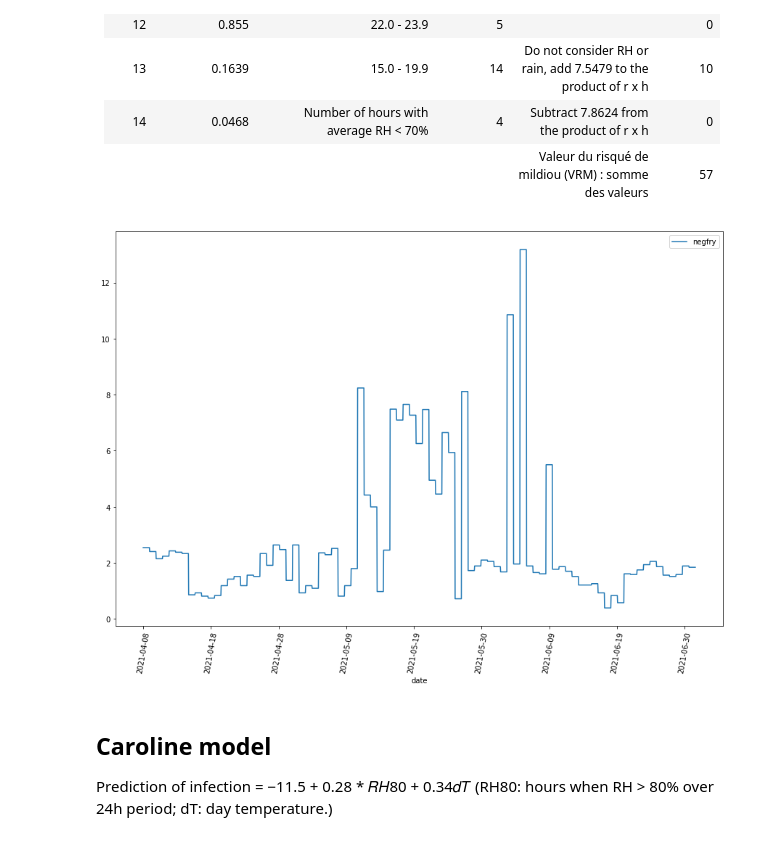
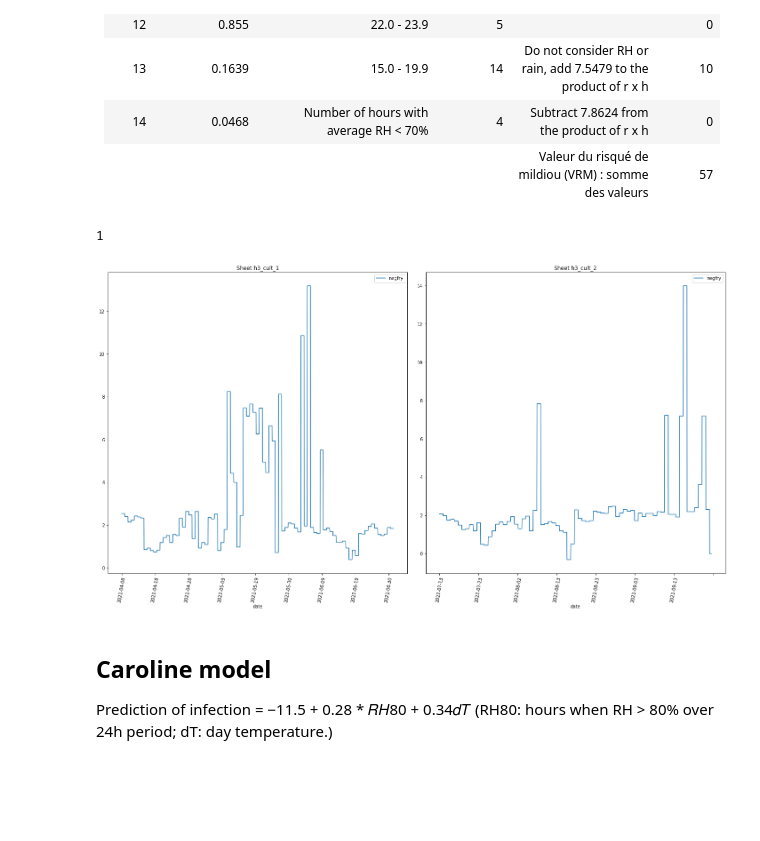
Before and after one commit to 3rtex/disease_models, a Jupyter notebook: cucumber/mildew.ipynb, the cells around one changed output. Drawn from its saved outputs; the diff is of its cells as text; code cells hidden in the pictures; blank space fills up the shorter version.

```diff
--- a/cucumber/mildew.ipynb
+++ b/cucumber/mildew.ipynb
@@ -47,0 +82,13 @@ no data from pessl
+# %%
+dfs_pessl = {}
+
+for i, df in dfs.items():
+    if 'disease_severity' in df:
+        dfs_pessl[i] = df
+    else:
+        print("no data from pessl in sheet", i)
+
+
+# Plot Pessl if present
+if len(dfs_pessl) > 0:
+    plot_dfs(dfs_pessl, x="date", y="disease_severity")
@@ -62,7 +112,7 @@ These simple conditions are enough to almost replicate their algorithm.
 
 Note: Since I'm not an expert at all, this model is only based on my observation, it's probably worth nothing
 # %%
-def copy_pessl_model():
+def copy_pessl_model(df):
     df['copy_pessl'] = 0  # add column for our results
 
     consecutive = 0
@@ -88,11 +138,9 @@ def copy_pessl_model():
         elif consecutive > 9:
             df.at[i, 'copy_pessl'] = 1
 
+for i, df in dfs.items():
+    copy_pessl_model(df)  # call model for each data
 
-copy_pessl_model()  # call model
-
-copypessl = df.plot(x="date", y="copy_pessl", rot=80)
-xdate = [item.get_text()[:10]
-         for item in copypessl.get_xticklabels()]
-_ = copypessl.set_xticklabels(xdate)
+# Plot the copy of Pessl algorithm
+plot_dfs(dfs, x="date", y="copy_pessl")
 # %% [output]
@@ -121,7 +170,7 @@ Implementation of this table:
 ||||| Valeur du risqué de mildiou (VRM) : somme des valeurs | 57 |
 # %%
 # function to check the consecutive hours with humidity which is needed in the model
-def ok_consecutive_humidity(i, hours_to_check):
+def ok_consecutive_humidity(df, i, hours_to_check):
     for j in range(hours_to_check):
         if len(df) <= i+j:
             return False
@@ -132,7 +181,7 @@ def ok_consecutive_humidity(i, hours_to_check):
 # Calculate the negfry model
 
 
-def negfry_model():
+def negfry_model(df):
     df['negfry'] = 0.0  # add column for our results
 
     r = [0.899, 0.4118, 0.5336, 0.8816, 1.0498, 0.5858,
@@ -156,7 +205,8 @@ def negfry_model():
             # 4 consecutive, h1 to h6
             ok_humid = True
             if consecutive_humidity < 4:
-                ok_humid = ok_consecutive_humidity(i, 4 - consecutive_humidity)
+                ok_humid = ok_consecutive_humidity(
+                    df, i, 4 - consecutive_humidity)
             if ok_humid:
                 if row['air_temp_celsius_avg'] >= 10.0 and row['air_temp_celsius_avg'] <= 11.9:
                     h[0] += 1
@@ -173,41 +223,42 @@ def negfry_model():
 
                 # 10 consecutive, h7 to h12
                 if consecutive_humidity < 10:
-                    ok_consecutive_humidity(i, 10 - consecutive_humidity)
+                    ok_consecutive_humidity(df, i, 10 - consecutive_humidity)
                 if ok_humid:
                     if row['air_temp_celsius_avg'] >= 10.0 and row['air_temp_celsius_avg'] <= 11.9:
                         h[6] += 1
                     if row['air_temp_celsius_avg'] >= 14.0 and row['air_temp_celsius_avg'] <= 15.9:
                         h[7] += 1
                     if row['air_temp_celsius_avg'] >= 16.0 and row['air_temp_celsius_avg'] <= 17.9:
                         h[8] += 1
                     if row['air_temp_celsius_avg'] >= 18.0 and row['air_temp_celsius_avg'] <= 19.9:
                         h[9] += 1
                     if row['air_temp_celsius_avg'] >= 20.0 and row['air_temp_celsius_avg'] <= 21.9:
                         h[10] += 1
                     if row['air_temp_celsius_avg'] >= 22.0 and row['air_temp_celsius_avg'] <= 23.9:
                         h[11] += 1
 
         else:  # if it's not humid enough, cancel streak
             consecutive_humidity = 0
 
         # if end of the day
         if row['date'].endswith('23:00:00') or row['date'].endswith('23:00'):
             rh = (r * h)
             rh[12] += 7.5479
             rh[13] -= 7.8624
             df.at[i, 'negfry'] = rh.sum()  # calculate mildew risk
             df.loc[df['date'].str.startswith(row['date'].split(' ')[0]), [
                 'negfry']] = df.at[i, 'negfry']  # update all rows of the day
             h = np.zeros(14)  # reset h to restart for the next day
 
+for i, df in dfs.items():
+    negfry_model(df)  # call model for each data
 
-negfry_model()  # call model
-
-nf = df.plot(x="date", y="negfry", rot=80)
-_ = nf.set_xticklabels(xdate)
+# Plot NegFry
+plot_dfs(dfs, x="date", y="negfry")
 # %% [output]
+1
-[figure, old version]
+[figure, new version]
 # %% [markdown]
 ## Caroline model
 Prediction of infection = −11.5 + 0.28 * 𝑅𝐻80 + 0.34𝑑𝑇 (RH80: hours when RH > 80% over 24h period; dT: day temperature.)
```
Also changed, not shown: parts of 9 cells of this notebook, 4 other files.
